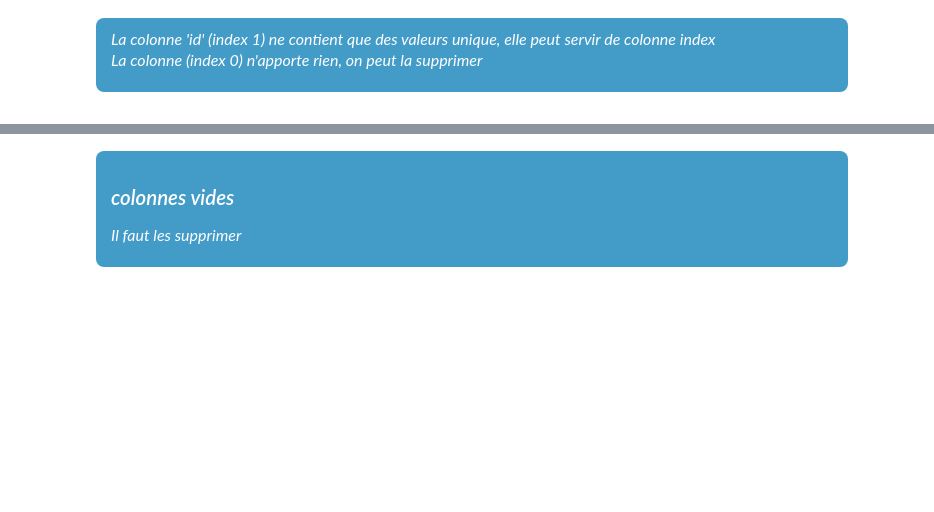
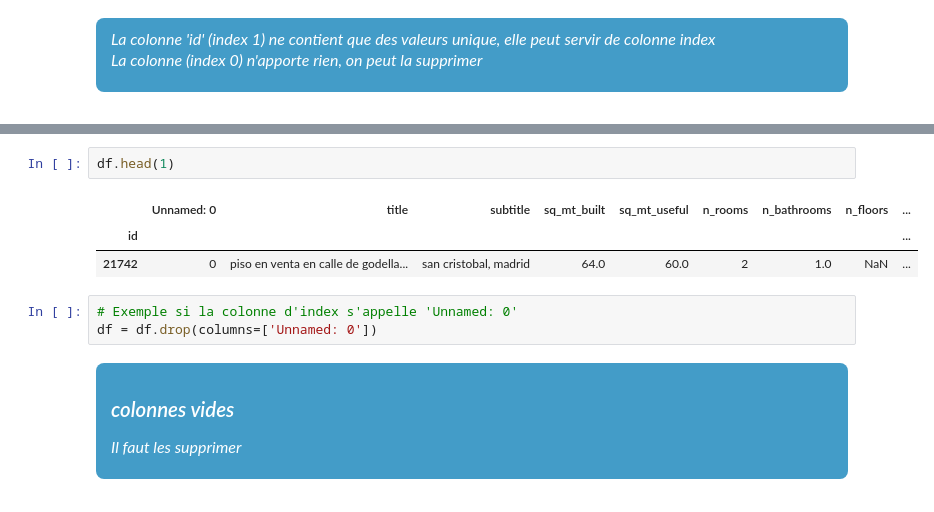
Before and after one commit to bruno-coulet/apartment-hunter, a Jupyter notebook: cleaning.ipynb, the cells around one changed output, grey strips where cells are left out. Cells and saved outputs as stored; diff of their text form; blank space fills up the shorter version.

```diff
--- a/cleaning.ipynb
+++ b/cleaning.ipynb
@@ -85,3 +140,12 @@ delete(df.columns[0])
+# %%
+df.head(1)
+# %% [output]
+|  | Unnamed: 0 | title | subtitle | sq_mt_built | sq_mt_useful | n_rooms | n_bathrooms | n_floors | ... |
+| id |  |  |  |  |  |  |  |  | ... |
+| 21742 | 0 | piso en venta en calle de godella... | san cristobal, madrid | 64.0 | 60.0 | 2 | 1.0 | NaN | ... |
+# %%
+# Exemple si la colonne d'index s'appelle 'Unnamed: 0'
+df = df.drop(columns=['Unnamed: 0'])
 # %% [markdown]
 <div style="
     background-color: #439cc8;
```
Also changed, not shown: parts of 24 cells of this notebook, 3 other files.
